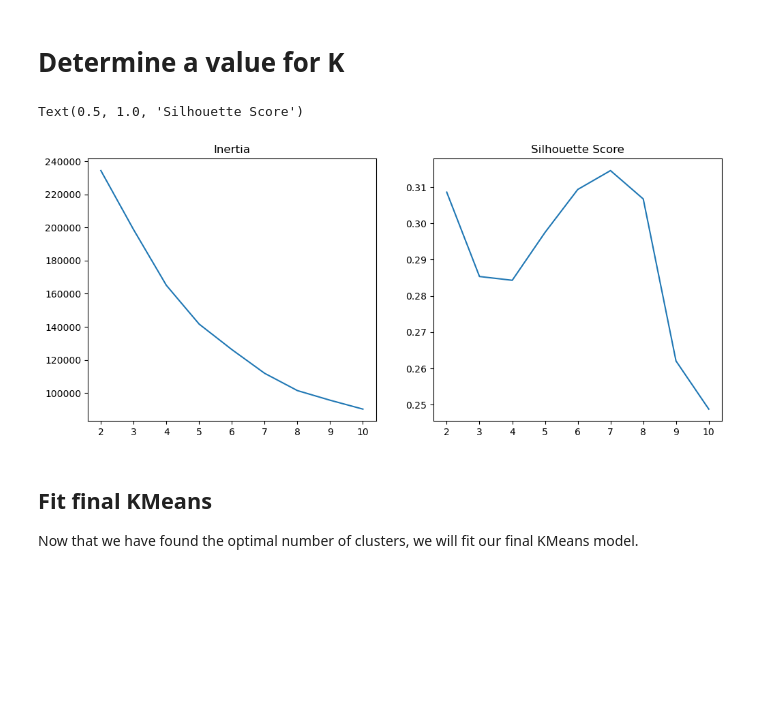
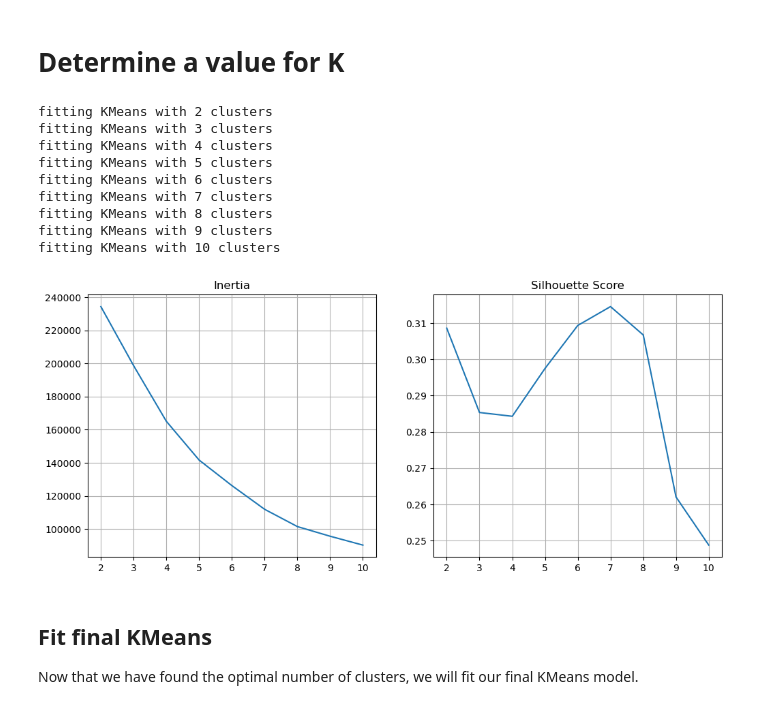
Before and after one commit to Caellwyn/intermediate-ml-wk02-unsupervised-learning-codealongs, a Jupyter notebook: Lecture 2/SOLUTION Anomaly Detection Codealong.ipynb, the cells around one changed output. Drawn from its saved outputs; the diff is of its cells as text; code cells hidden in the pictures; blank space fills up the shorter version.

```diff
--- a/Lecture 2/SOLUTION Anomaly Detection Codealong.ipynb
+++ b/Lecture 2/SOLUTION Anomaly Detection Codealong.ipynb
@@ -141,30 +141,41 @@ df_scaled.describe()
 # %%
 ## Create a range of k numbers of clusters
 ks = range(2,11)
 
 ## Create lists to hold the inertia and silhouette scores
 inertias = []
 sils = []
 
 ## Loop over k values to determine the best number of clusters for the model
 for k in ks:
     ## create and fit a KMeans model
-    kmeans = KMeans(n_clusters=k, random_state=42).fit(df_scaled)
+    kmeans = KMeans(n_clusters=k, random_state=42, n_init=10).fit(df_scaled)
+    print(f'fitting KMeans with {k} clusters')
 
     ## Append the inertia and silhouette scores to the lists
     inertias.append(kmeans.inertia_)
     sils.append(silhouette_score(df_scaled, kmeans.labels_))
 
 ## Plot the inertias and silhouette scores to determine the right number of clusters
 fig, axes = plt.subplots(1,2, figsize=(12,5))
 axes[0].plot(ks, inertias)
+axes[0].grid()
 axes[0].set_title('Inertia')
 
 axes[1].plot(ks, sils)
 axes[1].set_title('Silhouette Score')
+axes[1].grid()
 # %% [output]
-Text(0.5, 1.0, 'Silhouette Score')
+fitting KMeans with 2 clusters
+fitting KMeans with 3 clusters
+fitting KMeans with 4 clusters
+fitting KMeans with 5 clusters
+fitting KMeans with 6 clusters
+fitting KMeans with 7 clusters
+fitting KMeans with 8 clusters
+fitting KMeans with 9 clusters
+fitting KMeans with 10 clusters
-[figure, old version]
+[figure, new version]
 # %% [markdown]
 ## Fit final KMeans
 
```
Also changed, not shown: parts of 6 cells of this notebook.
